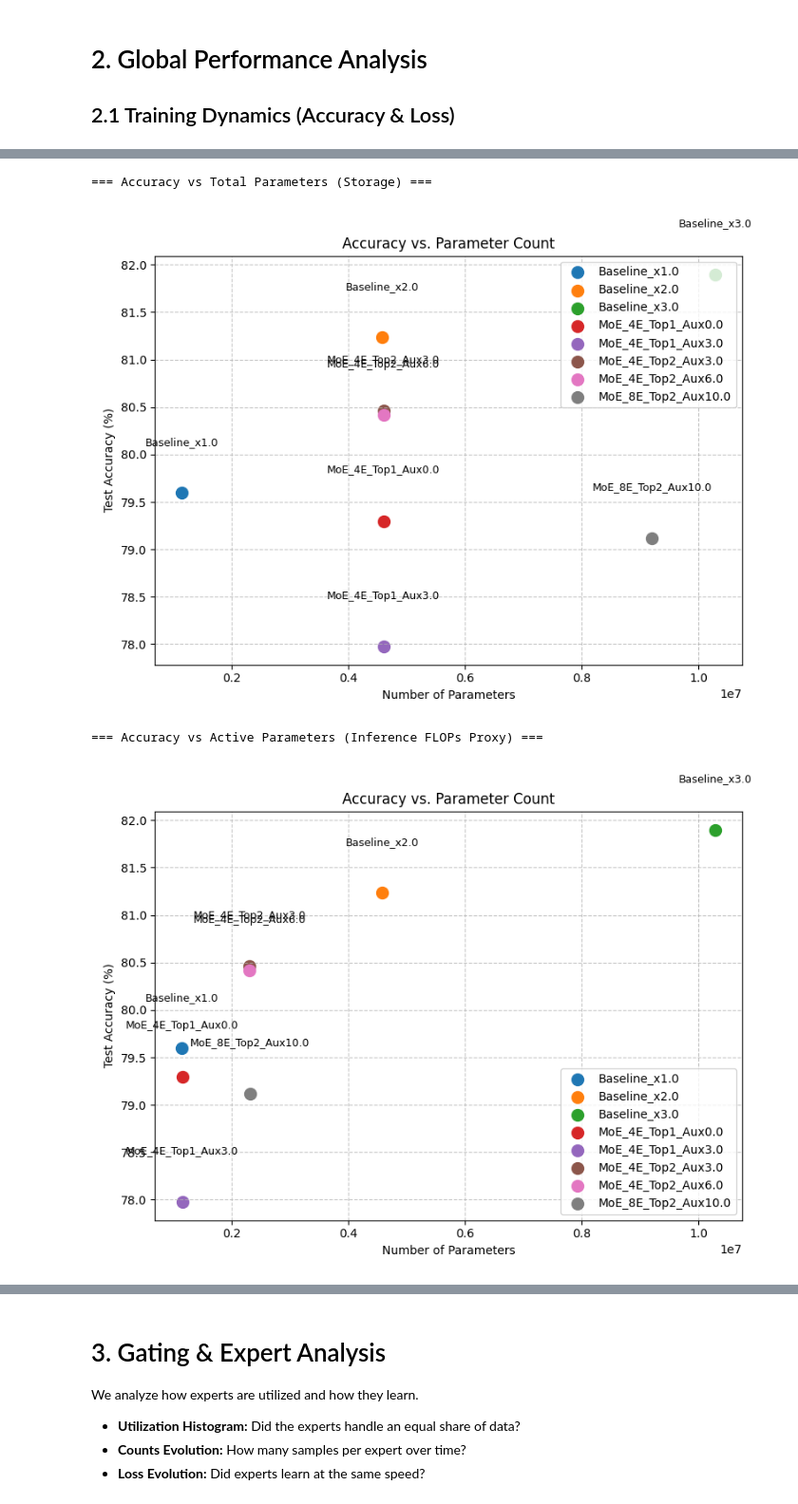
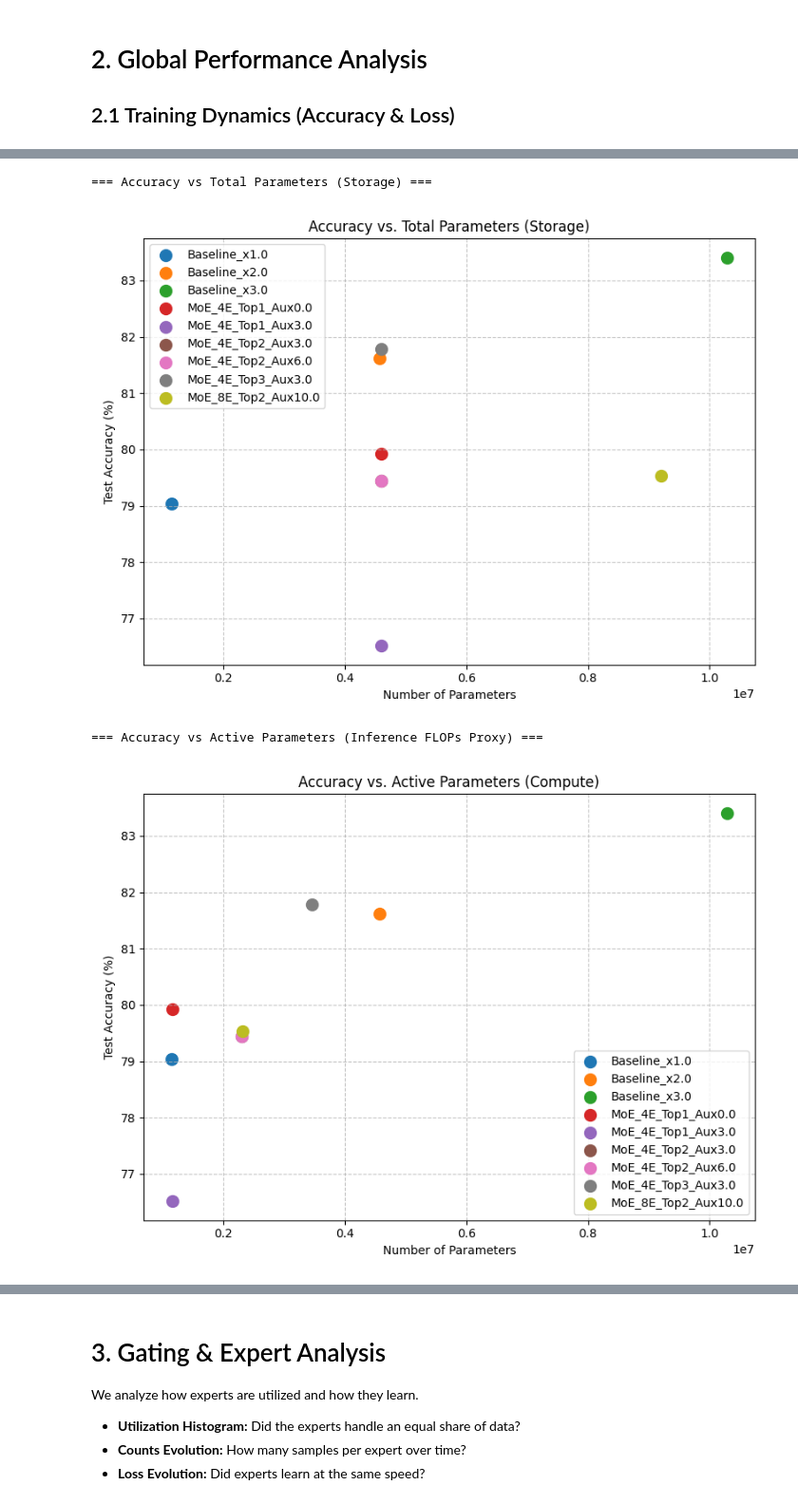
Before and after one commit to Roirtur/RoinisMoEAI, a Jupyter notebook: experiments.ipynb, the cells around one changed output, grey strips where cells are left out. Shown at 95% size. Cells and saved outputs as stored; diff of their text form; code cells hidden in the pictures.

Commit message:
Enhance compare_params_vs_performance function to accept a title parameter for customizable plot titles

```diff
--- a/experiments.ipynb
+++ b/experiments.ipynb
@@ -28,7 +28,7 @@ batch_size = 128
 train_loader, val_loader, test_loader, num_classes, img_size = get_dataloaders(batch_size=batch_size)
 
 # Global Settings
-DEFAULT_EPOCHS = 10
+DEFAULT_EPOCHS = 5
 SAVE_DIR = './experiment_results'
 os.makedirs(SAVE_DIR, exist_ok=True)
 # %% [output]
@@ -48,9 +48,9 @@ baseline_histories = {}
 
 # Define configs
 baseline_configs = [
-    {'width': 1.0, 'epochs': DEFAULT_EPOCHS},
-    {'width': 2.0, 'epochs': DEFAULT_EPOCHS},
-    {'width': 3.0, 'epochs': DEFAULT_EPOCHS}
+    {'width': 1.0, 'epochs': DEFAULT_EPOCHS*2},
+    {'width': 2.0, 'epochs': DEFAULT_EPOCHS*2},
+    {'width': 3.0, 'epochs': DEFAULT_EPOCHS*3}
 ]
 
 for cfg in baseline_configs:
@@ -61,12 +61,18 @@ for cfg in baseline_configs:
     model = get_baseline(input_shape=img_size, num_classes=num_classes, width_multiplier=w).to(device)
 
     save_path = os.path.join(SAVE_DIR, f'baseline_w{w}.pth')
+    history_path = save_path.replace('.pth', '_history.json')
 
-    # Train
-    train_baseline(model, train_loader, val_loader, test_loader, epochs, device, save_path)
+    # Check if model already exists
+    if os.path.exists(save_path) and os.path.exists(history_path):
+        print(f"Skipping training, loading model from {save_path}...")
+        model.load_state_dict(torch.load(save_path, map_location=device))
+    else:
+        # Train
+        train_baseline(model, train_loader, val_loader, test_loader, epochs, device, save_path)
 
     # Store for analysis
     baseline_models[f'Baseline_x{w}'] = model
-    baseline_histories[f'Baseline_x{w}'] = HistoryLogger.load(save_path.replace('.pth', '_history.json'))
+    baseline_histories[f'Baseline_x{w}'] = HistoryLogger.load(history_path)
 # %% [output]
 === Training Baseline (Width x1.0, Epochs=10) ===
@@ -99,10 +96,11 @@ We vary `top_k`, `num_experts`, and `aux_weight` (load balancing regularization)
 # %%
 moe_configs = [
-    {'name': 'MoE_4E_Top1_Aux0.0', 'experts': 4, 'topk': 1, 'aux': 0.0, 'epochs': DEFAULT_EPOCHS},
-    {'name': 'MoE_4E_Top1_Aux3.0', 'experts': 4, 'topk': 1, 'aux': 3.0, 'epochs': DEFAULT_EPOCHS*2},
-    {'name': 'MoE_4E_Top2_Aux3.0', 'experts': 4, 'topk': 2, 'aux': 3.0, 'epochs': DEFAULT_EPOCHS*2},
-    {'name': 'MoE_4E_Top2_Aux6.0', 'experts': 4, 'topk': 2, 'aux': 6.0, 'epochs': DEFAULT_EPOCHS*2},
-    {'name': 'MoE_8E_Top2_Aux10.0', 'experts': 8, 'topk': 2, 'aux': 10.0, 'epochs': DEFAULT_EPOCHS*3},
+    {'name': 'MoE_4E_Top1_Aux0.0', 'experts': 4, 'topk': 1, 'aux': 0.0, 'epochs': DEFAULT_EPOCHS*2},
+    {'name': 'MoE_4E_Top1_Aux3.0', 'experts': 4, 'topk': 1, 'aux': 3.0, 'epochs': DEFAULT_EPOCHS*4},
+    {'name': 'MoE_4E_Top2_Aux3.0', 'experts': 4, 'topk': 2, 'aux': 3.0, 'epochs': DEFAULT_EPOCHS*4},
+    {'name': 'MoE_4E_Top2_Aux6.0', 'experts': 4, 'topk': 2, 'aux': 6.0, 'epochs': DEFAULT_EPOCHS*4},
+    {'name': 'MoE_4E_Top3_Aux3.0', 'experts': 4, 'topk': 3, 'aux': 6.0, 'epochs': DEFAULT_EPOCHS*4},
+    {'name': 'MoE_8E_Top2_Aux10.0', 'experts': 8, 'topk': 2, 'aux': 10.0, 'epochs': DEFAULT_EPOCHS*8},
 ]
 
 moe_models = {}
@@ -115,10 +113,16 @@ for cfg in moe_configs:
                      input_channels=img_size[0], top_k=cfg['topk']).to(device)
 
     save_path = os.path.join(SAVE_DIR, f"{cfg['name']}.pth")
+    history_path = save_path.replace('.pth', '_history.json')
 
-    train_moe(model, train_loader, val_loader, test_loader, epochs, device, save_path, aux_weight=cfg['aux'])
+    # Check if model already exists
+    if os.path.exists(save_path) and os.path.exists(history_path):
+        print(f"Skipping training, loading model from {save_path}...")
+        model.load_state_dict(torch.load(save_path, map_location=device))
+    else:
+        train_moe(model, train_loader, val_loader, test_loader, epochs, device, save_path, aux_weight=cfg['aux'])
 
     moe_models[cfg['name']] = model
-    moe_histories[cfg['name']] = HistoryLogger.load(save_path.replace('.pth', '_history.json'))
+    moe_histories[cfg['name']] = HistoryLogger.load(history_path)
 # %% [output]
 === Training MoE_4E_Top1_Aux0.0 (Epochs=10) ===
@@ -176,35 +177,35 @@ display(Image(filename=os.path.join(SAVE_DIR, 'multimodel_comparison_loss.png'))
 storage_data = [] # Accuracy vs Total Params
 compute_data = [] # Accuracy vs Active Params
 
 # Process Baselines
 for name, model in baseline_models.items():
     acc = baseline_histories[name].history['val_acc'][-1]
     total_p = count_total_params(model)
     # For dense models, active = total
     storage_data.append({'name': name, 'params': total_p, 'accuracy': acc})
     compute_data.append({'name': name, 'params': total_p, 'accuracy': acc})
 
 # Process MoEs
 for name, model in moe_models.items():
     acc = moe_histories[name].history['val_acc'][-1]
 
     total_p = count_total_params(model)
     active_p = count_active_params_moe(model)
 
     storage_data.append({'name': name, 'params': total_p, 'accuracy': acc})
     compute_data.append({'name': name, 'params': active_p, 'accuracy': acc})
 
 # Plot 1: Storage
 print("=== Accuracy vs Total Parameters (Storage) ===")
-compare_params_vs_performance(storage_data, os.path.join(SAVE_DIR, 'acc_vs_storage.png'))
+compare_params_vs_performance(storage_data, os.path.join(SAVE_DIR, 'acc_vs_storage.png'), title='Accuracy vs. Total Parameters (Storage)')
 display(Image(filename=os.path.join(SAVE_DIR, 'acc_vs_storage.png')))
 
 # Plot 2: Compute
 print("\n=== Accuracy vs Active Parameters (Inference FLOPs Proxy) ===")
-compare_params_vs_performance(compute_data, os.path.join(SAVE_DIR, 'acc_vs_compute.png'))
+compare_params_vs_performance(compute_data, os.path.join(SAVE_DIR, 'acc_vs_compute.png'), title='Accuracy vs. Active Parameters (Compute)')
 display(Image(filename=os.path.join(SAVE_DIR, 'acc_vs_compute.png')))
 # %% [output]
 === Accuracy vs Total Parameters (Storage) ===
-[figure, old version]
+[figure, new version]
 === Accuracy vs Active Parameters (Inference FLOPs Proxy) ===
-[figure, old version]
+[figure, new version]
```
Also changed, not shown: parts of 12 cells of this notebook, 1 other file.
